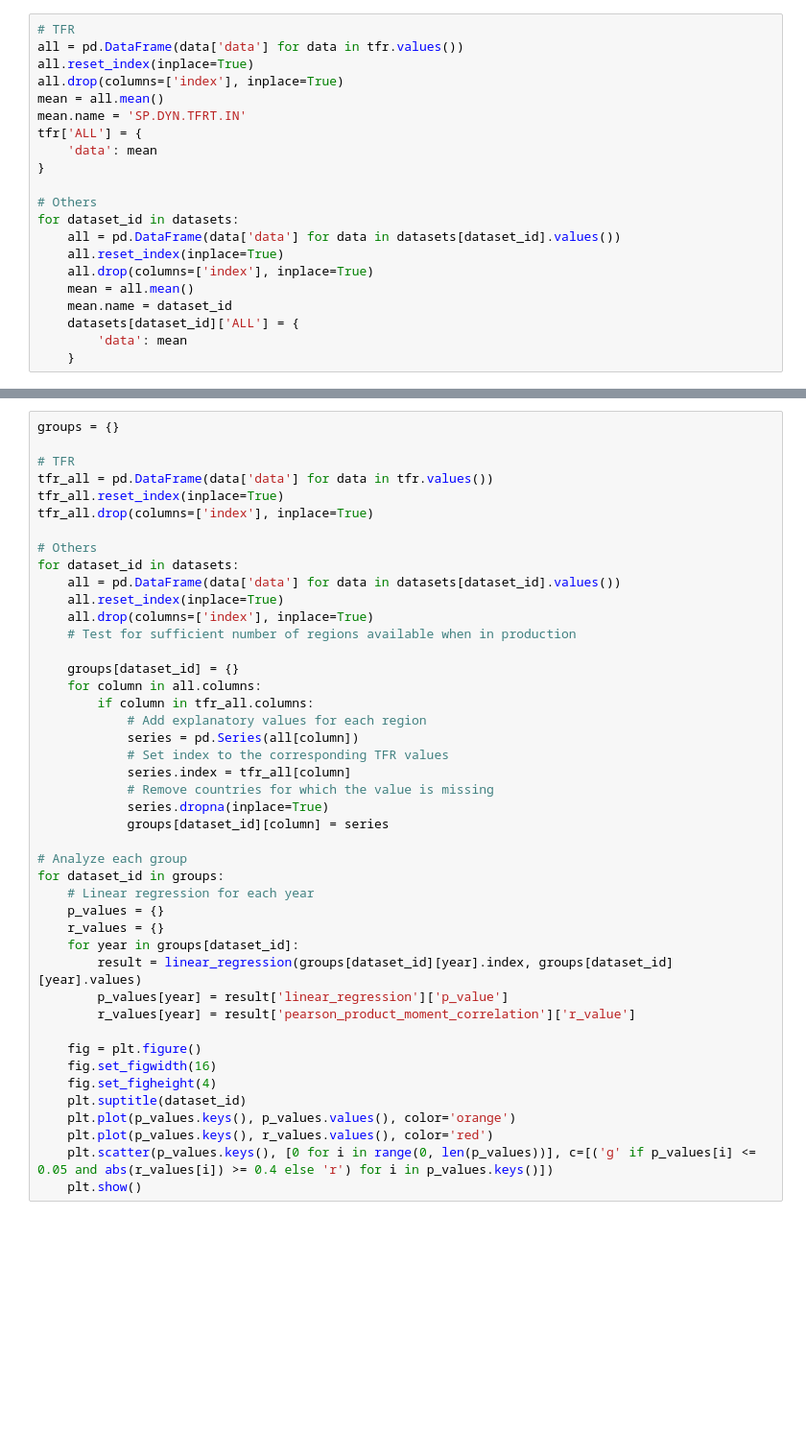
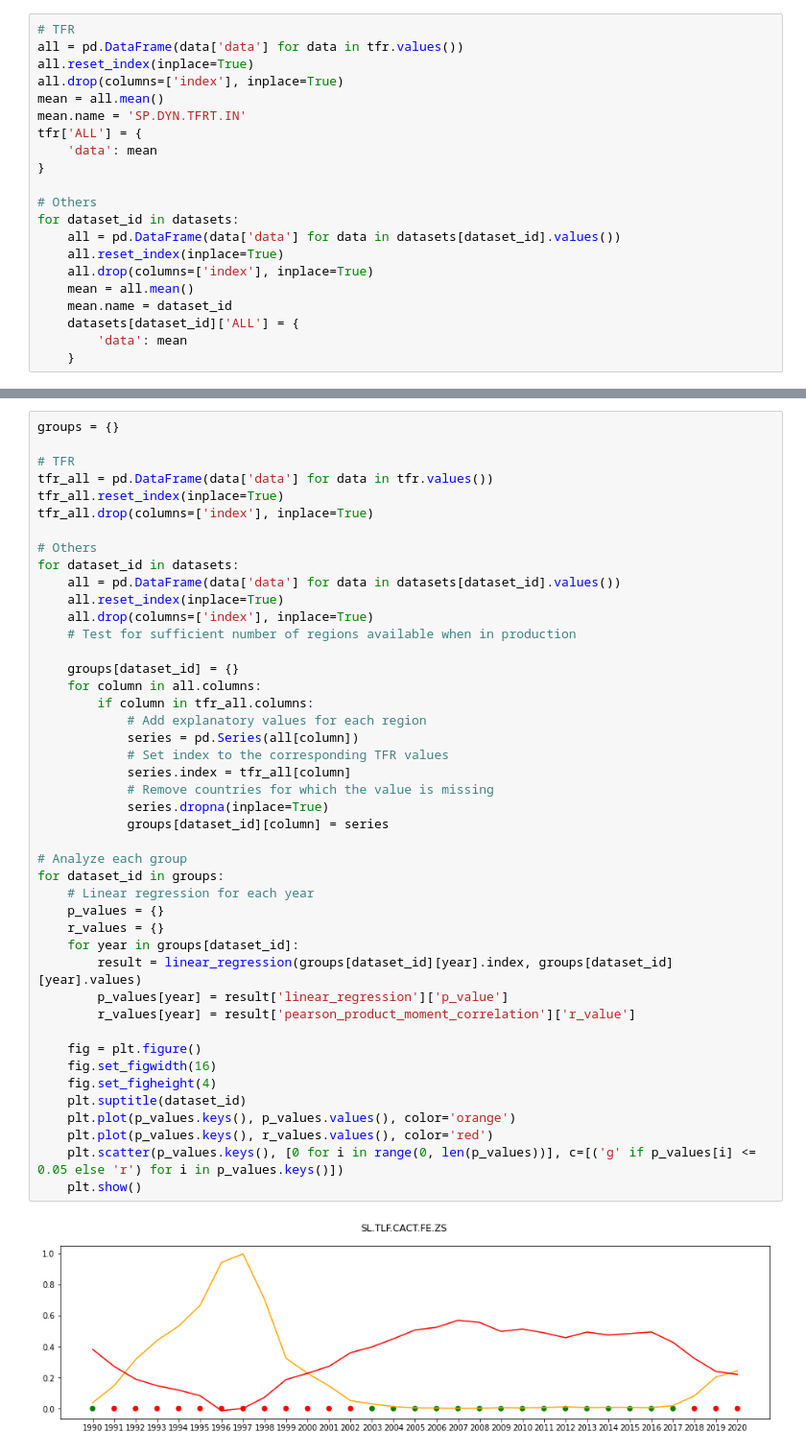
Before and after one commit to opendatalabcz/tfr-dashboard, a Jupyter notebook: data/nb/inter_region_correlation.ipynb, the cells around one changed output, grey strips where cells are left out. Shown at 96% size. Saved outputs shown, nothing was run; the diff lists cells and outputs as text; blank space fills up the shorter version.

```diff
--- a/data/nb/inter_region_correlation.ipynb
+++ b/data/nb/inter_region_correlation.ipynb
@@ -399,31 +413,33 @@ for dataset_id in datasets:
     # Test for sufficient number of regions available when in production
 
     groups[dataset_id] = {}
     for column in all.columns:
         if column in tfr_all.columns:
             # Add explanatory values for each region
             series = pd.Series(all[column])
             # Set index to the corresponding TFR values
             series.index = tfr_all[column]
             # Remove countries for which the value is missing
             series.dropna(inplace=True)
             groups[dataset_id][column] = series
 
 # Analyze each group
 for dataset_id in groups:
     # Linear regression for each year
     p_values = {}
     r_values = {}
     for year in groups[dataset_id]:
         result = linear_regression(groups[dataset_id][year].index, groups[dataset_id][year].values)
         p_values[year] = result['linear_regression']['p_value']
         r_values[year] = result['pearson_product_moment_correlation']['r_value']
 
     fig = plt.figure()
     fig.set_figwidth(16)
     fig.set_figheight(4)
     plt.suptitle(dataset_id)
     plt.plot(p_values.keys(), p_values.values(), color='orange')
     plt.plot(p_values.keys(), r_values.values(), color='red')
-    plt.scatter(p_values.keys(), [0 for i in range(0, len(p_values))], c=[('g' if p_values[i] <= 0.05 and abs(r_values[i]) >= 0.4 else 'r') for i in p_values.keys()])
+    plt.scatter(p_values.keys(), [0 for i in range(0, len(p_values))], c=[('g' if p_values[i] <= 0.05 else 'r') for i in p_values.keys()])
     plt.show()
+# %% [output]
+[figure, added]
```
Also changed, not shown: parts of 6 cells of this notebook, 5 other files.
